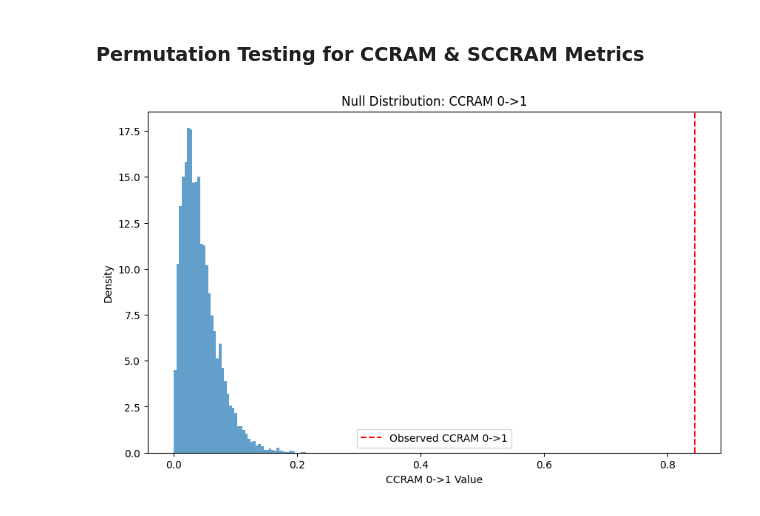
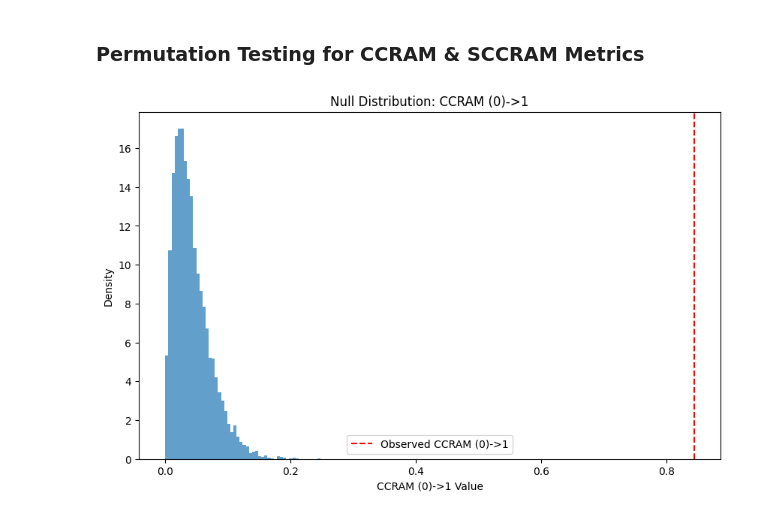
Before and after one commit to dmavani25/discopula, a Jupyter notebook: examples/jupyter/02_StatSim_Generic_Bootstrapping_and_Permutation_Tests_Usage_Demonstration.ipynb, the cells around one changed output. Saved outputs shown, nothing was run; the diff lists cells and outputs as text; code cells hidden in the pictures.

```diff
--- a/examples/jupyter/02_StatSim_Generic_Bootstrapping_and_Permutation_Tests_Usage_Demonstration.ipynb
+++ b/examples/jupyter/02_StatSim_Generic_Bootstrapping_and_Permutation_Tests_Usage_Demonstration.ipynb
@@ -135,13 +144,13 @@ X2=2 100.0%   0.0%   0.0%   0.0% 100.0%
 # %%
 perm_result = permutation_test_ccram(
     contingency_table,
-    from_axis=0,
+    from_axes=[0],
     to_axis=1,
     alternative='greater',
     n_resamples=9999
 )
 # %% [output]
-[figure, old version]
+[figure, new version]
 # %%
 print(f"Metric Name: {perm_result.metric_name}")
 print(f"Observed Value: {perm_result.observed_value:.4f}")
```
Also changed, not shown: parts of 40 cells of this notebook, 4 other files.
